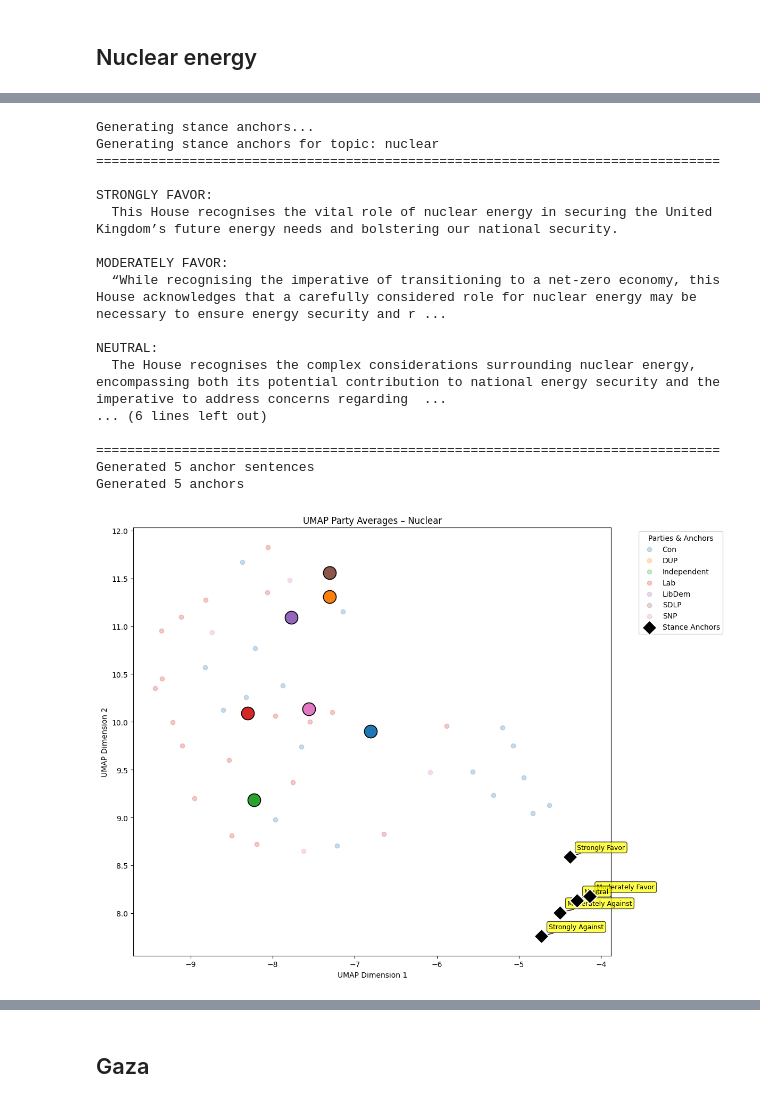
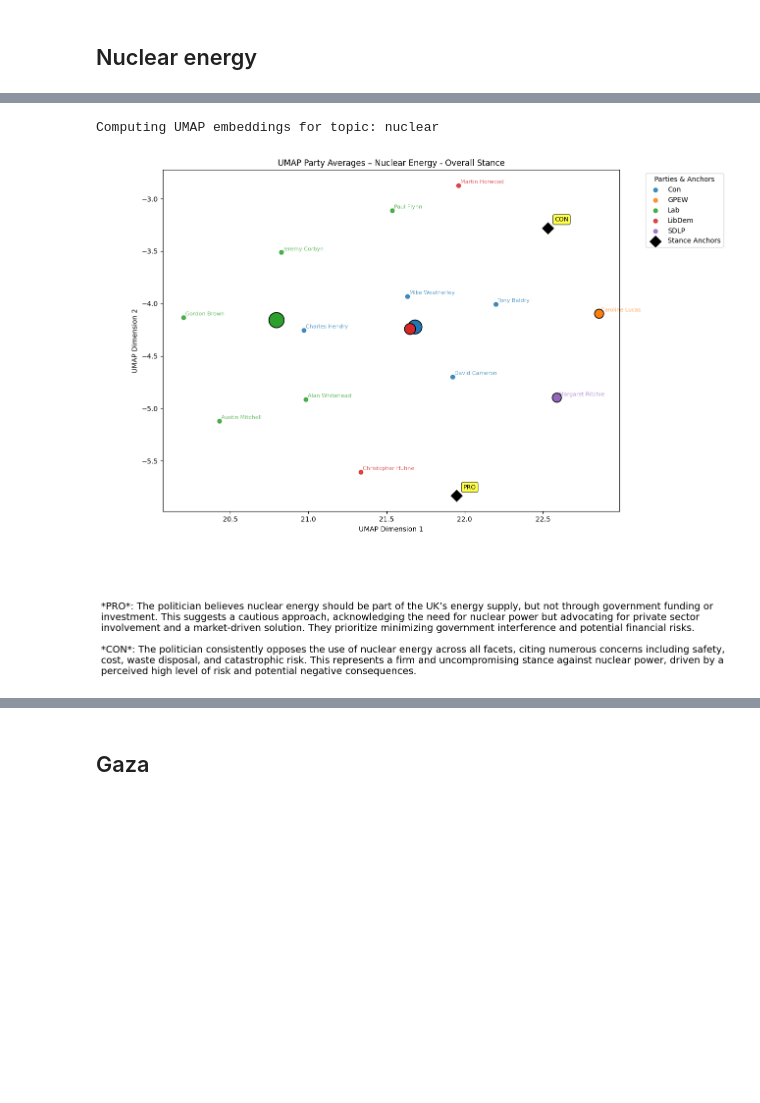
Before and after one commit to fedefraschio/stance-detection-uk-parliament, a Jupyter notebook: notebooks/02_preprocessing.ipynb, the cells around one changed output, grey strips where cells are left out. Drawn from its saved outputs; the diff is of its cells as text; code cells hidden in the pictures; blank space fills up the shorter version.

```diff
--- a/notebooks/02_preprocessing.ipynb
+++ b/notebooks/02_preprocessing.ipynb
@@ -16,2 +27,0 @@ UK="./../data/ParlEE_UK_plenary_speeches.csv"
-# %%
-df=pd.read_csv(UK)
@@ -21,3 +28,7 @@ df_small=df[df['date']>='2018-01-01']
+# %%
+#Download the dataset from huggingface
+dataset1 = load_dataset("andreacristiano/uk_parliament")
+df1 = dataset1['train'].to_pandas()
 # %%
 records = {
     "nuclear":{
@@ -79,7 +90,27 @@ records = {
         'keywords':
             ["global warming",
              "greenhouse gases", "carbon emissions", "renewable energy", "sustainability",
-             "climate mitigation", "COP26", "Paris Agreement"],
+             "climate mitigation", "COP26", "Paris Agreement",
+             "climate change",
+            "net zero",
+            "carbon neutrality",
+            "emissions reduction",
+            "decarbonisation",
+            "fossil fuels",
+            "energy transition",
+            "clean energy",
+            "climate adaptation",
+            "climate resilience",
+            "extreme weather",
+            "sea level rise",
+            "biodiversity loss",
+            "deforestation",
+            "carbon pricing",
+            "carbon tax",
+            "emissions trading",
+            "climate justice",
+            "just transition",
+            "IPCC"],
         'policyarea':[8],
 
         },
@@ -864,9 +1086,10 @@ def plot_umap_embeddings(sentences1,
 # %% [markdown]
 ## Nuclear energy
 # %%
-uk=StanceDetector(df_small, records)
-filtered_df= uk.filter_speeches("nuclear")
+uk=StanceDetector(df1, records)
+filtered_df= uk.filter_speeches("nuclear", years=[2011, 2012, 2013, 2014])
 
 classified_df = uk.classify_filtered_sentences("nuclear")
-filtered_df.shape, classified_df.shape
+summarizations=uk.summarize_all_sentences("nuclear")
+anchors=uk.generate_anchors("nuclear")
 # %% [output]
@@ -906,21 +1123,6 @@ See the caveats in the documentation: https://pandas.pydata.org/pandas-docs/stab
 # %%
-embeddings=uk.plot_umap_party_averages("nuclear", generate_anchors=True)
+embeddings = uk.compute_umap_embeddings('nuclear', anchors[0])
+uk.plot_umap_party_averages(embeddings, 'nuclear')
 # %% [output]
-Generating stance anchors...
-Generating stance anchors for topic: nuclear
-================================================================================
-
-STRONGLY FAVOR:
-  This House recognises the vital role of nuclear energy in securing the United Kingdom’s future energy needs and bolstering our national security.
-
-MODERATELY FAVOR:
-  “While recognising the imperative of transitioning to a net-zero economy, this House acknowledges that a carefully considered role for nuclear energy may be necessary to ensure energy security and r ...
-
-NEUTRAL:
-  The House recognises the complex considerations surrounding nuclear energy, encompassing both its potential contribution to national energy security and the imperative to address concerns regarding  ...
-... (6 lines left out)
-
-================================================================================
-Generated 5 anchor sentences
-Generated 5 anchors
+Computing UMAP embeddings for topic: nuclear
-[figure, old version]
+[figure, new version]
```
Also changed, not shown: parts of 45 cells of this notebook, 3 other files.
